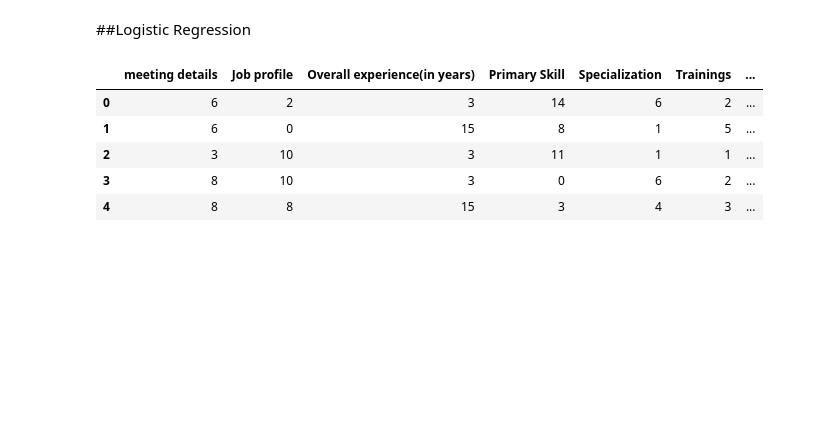
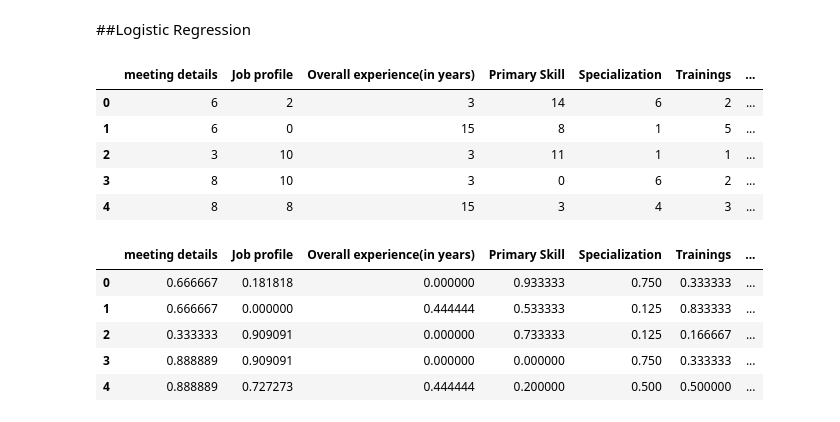
Before and after one commit to vivekkishore/Pythonbasics, a Jupyter notebook: pjrank1.ipynb, the cells around one changed output. Saved outputs shown, nothing was run; the diff lists cells and outputs as text; code cells hidden in the pictures; blank space fills up the shorter version.

```diff
--- a/pjrank1.ipynb
+++ b/pjrank1.ipynb
@@ -620,10 +621,22 @@ scikitplot.metrics.plot_confusion_matrix(Y_test,Y_pred,normalize=True)
 # %%
 # All column scaling
 
+# Minmaxnormalizer2=MinMaxScaler()
+# new_df1['Overall experience(in years)'] =Minmaxnormalizer2.fit_transform(pd.DataFrame(new_df1['Overall experience(in years)']))
+
 # Minmaxnormalizera=MinMaxScaler()
 
-# columns_to_scale = ['meeting details','Job profile','Job family','Primary Skill','secondary Skill','certifications','Specialization','Trainings','Highest qualification','countrycode']
+# columns_to_scale = ['meeting details','Job profile','Primary Skill','Specialization','Trainings','Highest qualification']
 
-# # Use a loop to scale each column
+# # # Use a loop to scale each column
 # for column in columns_to_scale:
-#     pjrankdf1[column] = Minmaxnormalizera.fit_transform(pd.DataFrame(pjrankdf1[column]))
+#     new_df1[column] = Minmaxnormalizera.fit_transform(pd.DataFrame(new_df1[column]))
+
+new_df1.head()
+# %% [output]
+|  | meeting details | Job profile | Overall experience(in years) | Primary Skill | Specialization | Trainings | ... |
+| 0 | 0.666667 | 0.181818 | 0.000000 | 0.933333 | 0.750 | 0.333333 | ... |
+| 1 | 0.666667 | 0.000000 | 0.444444 | 0.533333 | 0.125 | 0.833333 | ... |
+| 2 | 0.333333 | 0.909091 | 0.000000 | 0.733333 | 0.125 | 0.166667 | ... |
+| 3 | 0.888889 | 0.909091 | 0.000000 | 0.000000 | 0.750 | 0.333333 | ... |
+| 4 | 0.888889 | 0.727273 | 0.444444 | 0.200000 | 0.500 | 0.500000 | ... |
```
Also changed, not shown: parts of 5 cells of this notebook.
